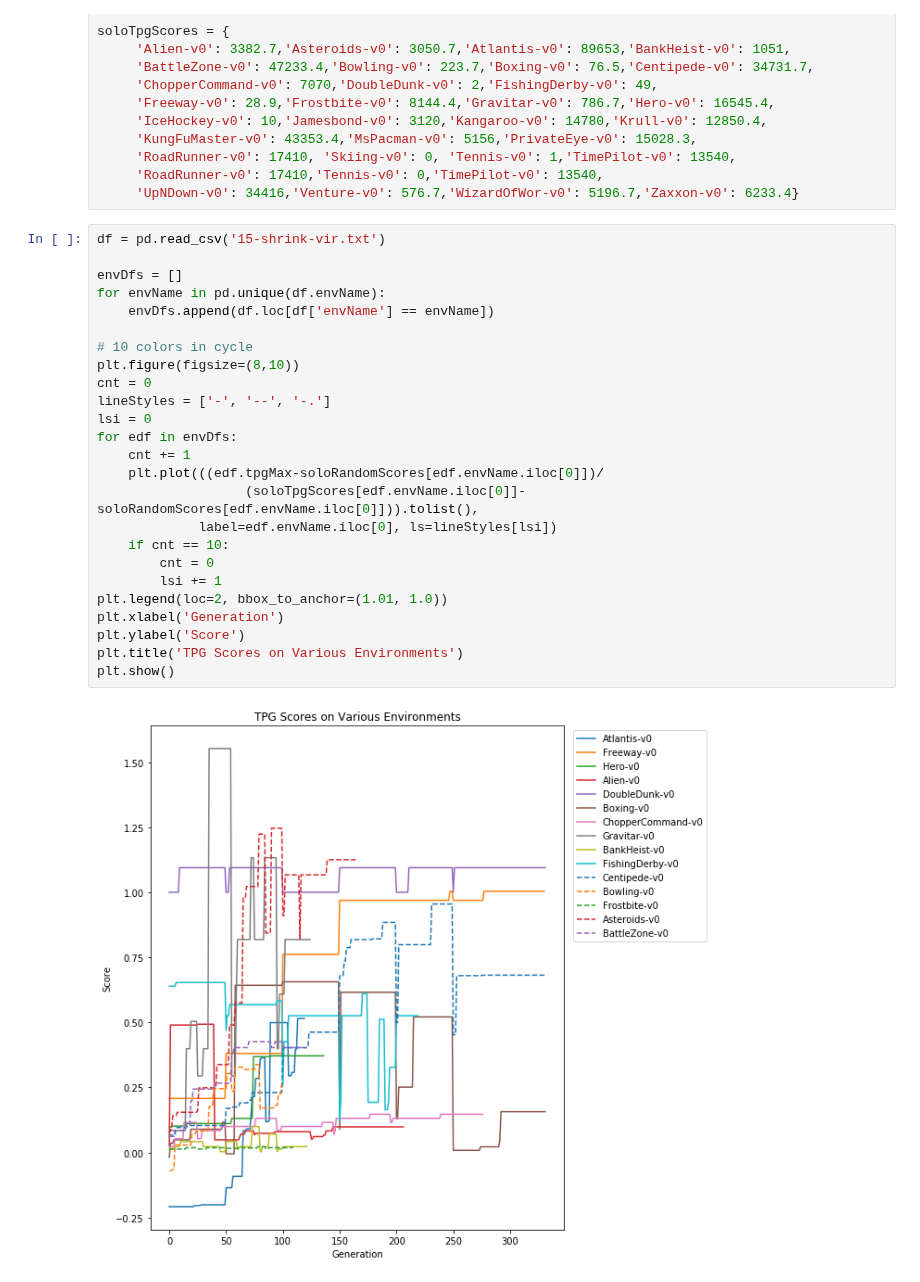
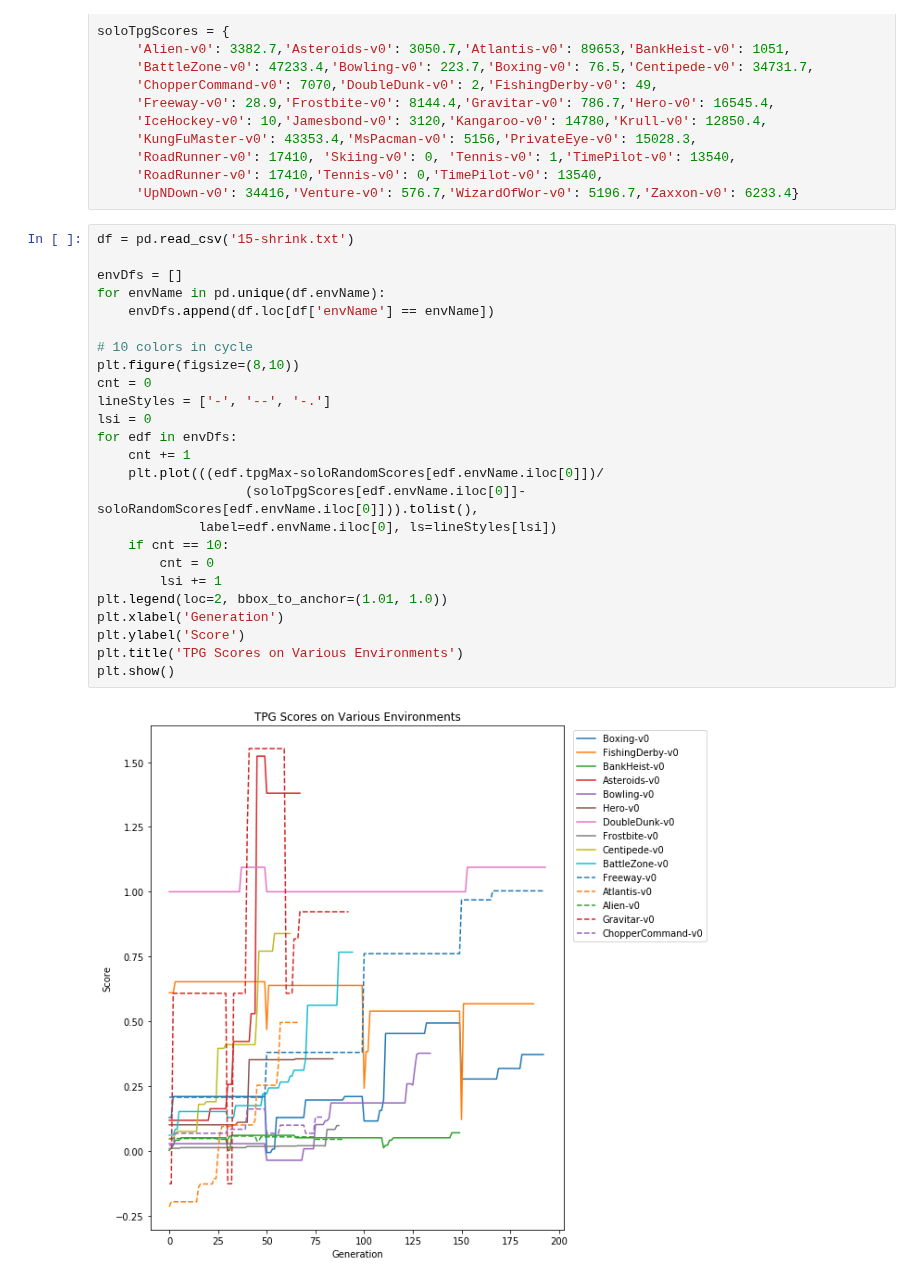
Before and after one commit to Ryan-Amaral/general-game-playing-tpg, a Jupyter notebook: game-scores/gen-scores.ipynb, the cells around one changed output. Cells and saved outputs as stored; diff of their text form.

Commit message:
updated visuals

```diff
--- a/game-scores/gen-scores.ipynb
+++ b/game-scores/gen-scores.ipynb
@@ -26,30 +26,30 @@ soloTpgScores = {
      'RoadRunner-v0': 17410,'Tennis-v0': 0,'TimePilot-v0': 13540,
      'UpNDown-v0': 34416,'Venture-v0': 576.7,'WizardOfWor-v0': 5196.7,'Zaxxon-v0': 6233.4}
 # %%
-df = pd.read_csv('15-shrink-vir.txt')
+df = pd.read_csv('15-shrink.txt')
 
 envDfs = []
 for envName in pd.unique(df.envName):
     envDfs.append(df.loc[df['envName'] == envName])
 
 # 10 colors in cycle
 plt.figure(figsize=(8,10))
 cnt = 0
 lineStyles = ['-', '--', '-.']
 lsi = 0
 for edf in envDfs:
     cnt += 1
     plt.plot(((edf.tpgMax-soloRandomScores[edf.envName.iloc[0]])/
                    (soloTpgScores[edf.envName.iloc[0]]-soloRandomScores[edf.envName.iloc[0]])).tolist(),
              label=edf.envName.iloc[0], ls=lineStyles[lsi])
     if cnt == 10:
         cnt = 0
         lsi += 1
 plt.legend(loc=2, bbox_to_anchor=(1.01, 1.0))
 plt.xlabel('Generation')
 plt.ylabel('Score')
 plt.title('TPG Scores on Various Environments')
 plt.show()
 # %% [output]
-[figure, old version]
+[figure, new version]
 # %%
```
Also changed, not shown: parts of 1 cell of this notebook, 4 other files.
